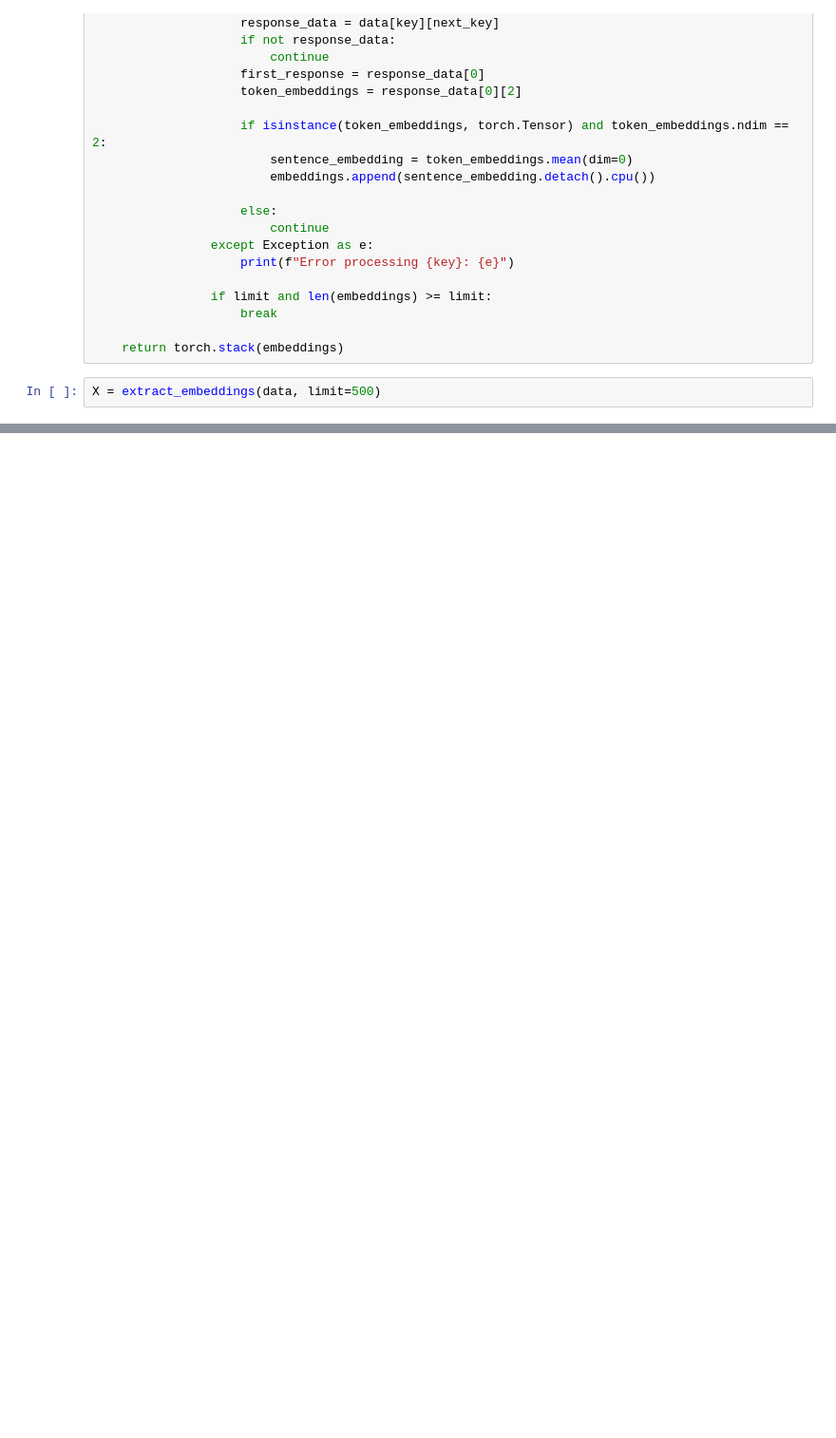
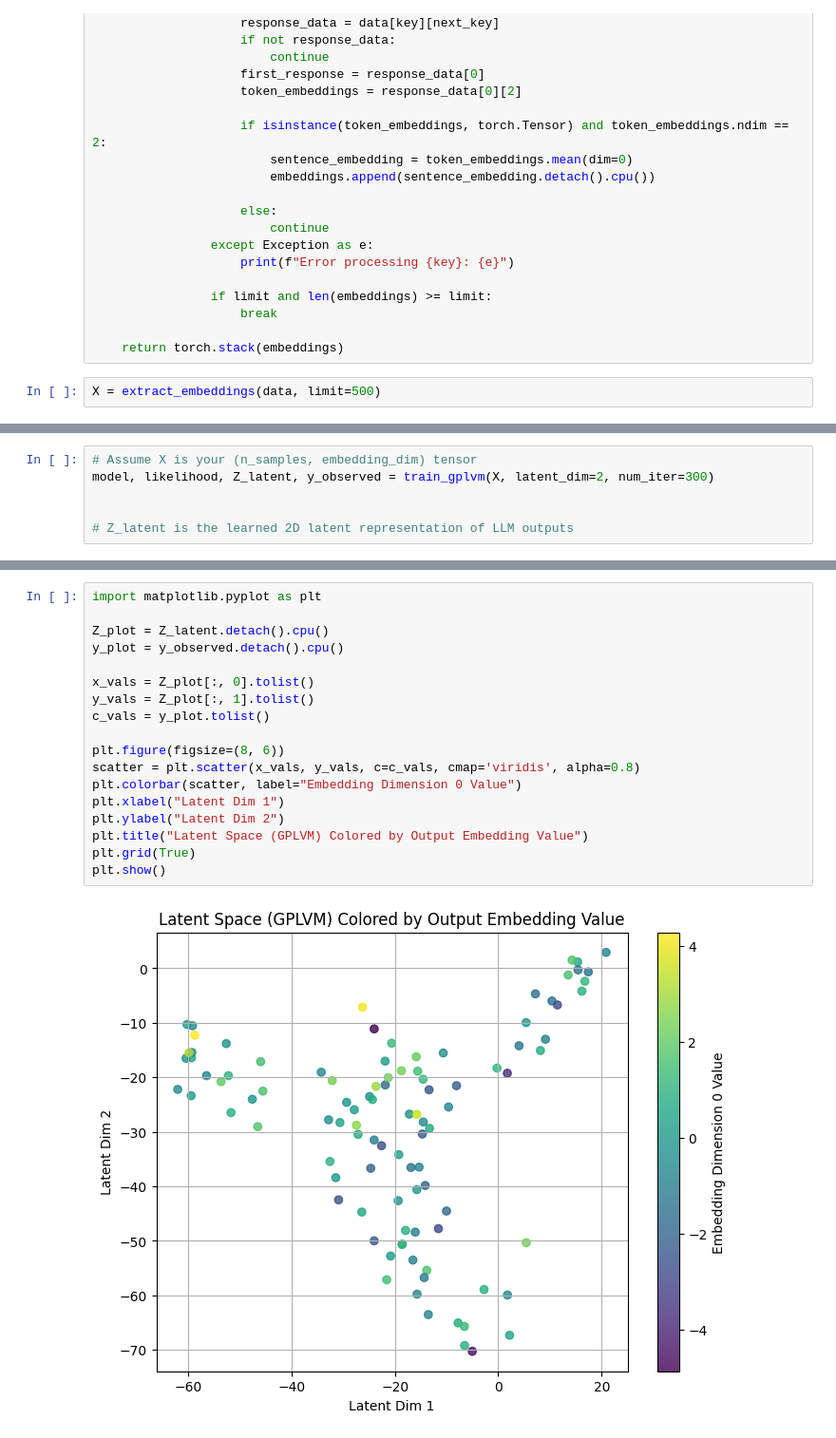
Before and after one commit to Four-Armed-Bandits/CS772-Project, a Jupyter notebook: GP Stuff/InitialTry.ipynb, the cells around one changed output, grey strips where cells are left out. Shown at 95% size. Saved outputs shown, nothing was run; the diff lists cells and outputs as text; blank space fills up the shorter version.

Commit message:
Finalised GPLVM code

```diff
--- a/GP Stuff/InitialTry.ipynb
+++ b/GP Stuff/InitialTry.ipynb
@@ -126,0 +153,6 @@ RuntimeError: Numpy is not available
+# %%
+# Assume X is your (n_samples, embedding_dim) tensor
+model, likelihood, Z_latent, y_observed = train_gplvm(X, latent_dim=2, num_iter=300)
+
+
+# Z_latent is the learned 2D latent representation of LLM outputs
@@ -126,0 +166,20 @@ RuntimeError: Numpy is not available
+# %%
+import matplotlib.pyplot as plt
+
+Z_plot = Z_latent.detach().cpu()
+y_plot = y_observed.detach().cpu()
+
+x_vals = Z_plot[:, 0].tolist()
+y_vals = Z_plot[:, 1].tolist()
+c_vals = y_plot.tolist()
+
+plt.figure(figsize=(8, 6))
+scatter = plt.scatter(x_vals, y_vals, c=c_vals, cmap='viridis', alpha=0.8)
+plt.colorbar(scatter, label="Embedding Dimension 0 Value")
+plt.xlabel("Latent Dim 1")
+plt.ylabel("Latent Dim 2")
+plt.title("Latent Space (GPLVM) Colored by Output Embedding Value")
+plt.grid(True)
+plt.show()
+# %% [output]
+[figure, added]
```
Also changed, not shown: parts of 6 cells of this notebook, 1 other file.
